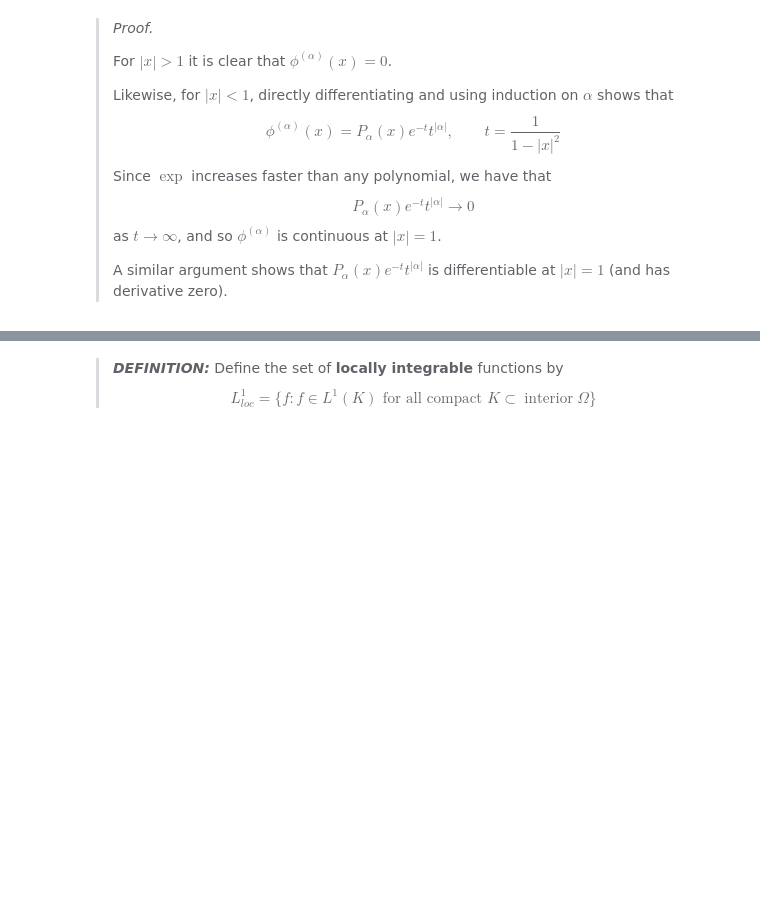
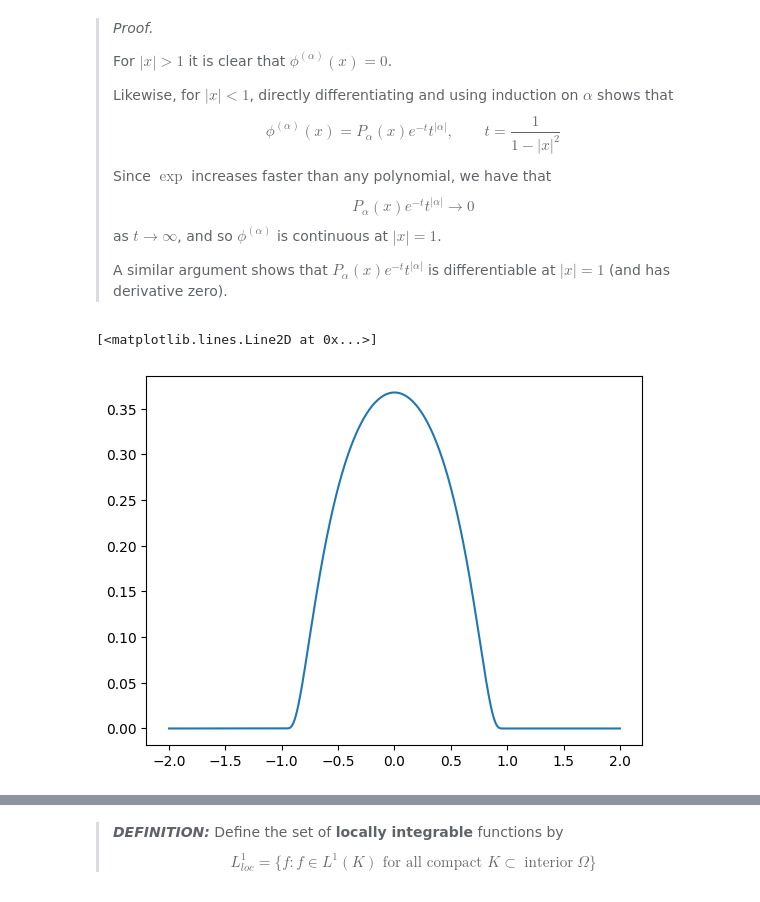
Before and after one commit to pazner/mth-651, a Jupyter notebook: lecture_notebooks/lecture_3.ipynb, the cells around one changed output, grey strips where cells are left out. Drawn from its saved outputs; the diff is of its cells as text; code cells hidden in the pictures; blank space fills up the shorter version.

Commit message:
add plots to lecture 3

```diff
--- a/lecture_notebooks/lecture_3.ipynb
+++ b/lecture_notebooks/lecture_3.ipynb
@@ -163,3 +163,15 @@ $$
 > as $t \to \infty$, and so $\phi^{(\alpha)}$ is continuous at $|x| = 1$.
 >
 > A similar argument shows that $P_\alpha(x) e^{-t} t^{|\alpha|}$ is differentiable at $|x| = 1$ (and has derivative zero).
+# %%
+import matplotlib.pyplot as plt
+import numpy as np
+
+def f(x):
+    return np.where(np.abs(x) < 1, np.exp(1.0 / (x**2 - 1)), 0)
+
+x = np.linspace(-2, 2, 10000)
+plt.plot(x, f(x))
+# %% [output]
+[<matplotlib.lines.Line2D at 0x...>]
+[figure, added]
```
Also changed, not shown: parts of 2 cells of this notebook, 2 other files.
